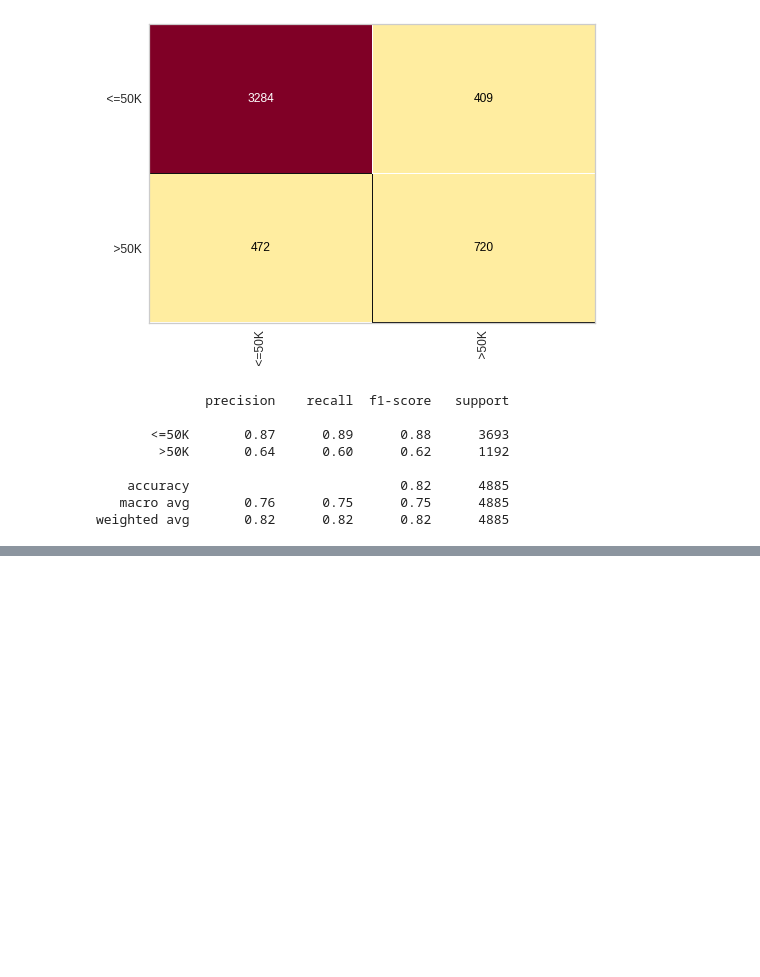
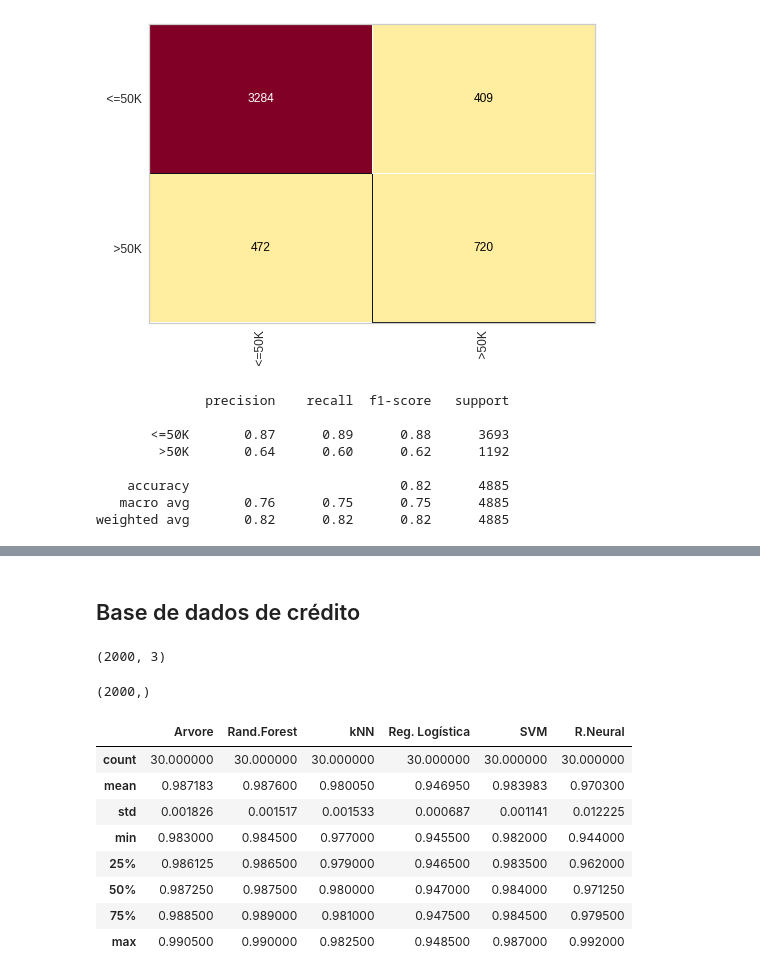
Before and after one commit to luhenr/processamentoDados-ML, a Jupyter notebook: DSML.ipynb, the cells around one changed output, grey strips where cells are left out. Cells and saved outputs as stored; diff of their text form; code cells hidden in the pictures; blank space fills up the shorter version.

```diff
--- a/DSML.ipynb
+++ b/DSML.ipynb
@@ -1503,0 +1575,2 @@ weighted avg       0.82      0.82      0.82      4885
+# %% [markdown]
+## Base de dados de crédito
@@ -1503,0 +1581,10 @@ weighted avg       0.82      0.82      0.82      4885
+# %%
+x_credit = np.concatenate((x_credit_treinamento, x_credit_teste), axis = 0)
+x_credit.shape
+# %% [output]
+(2000, 3)
+# %%
+y_credit = np.concatenate((y_credit_treinamento, y_credit_teste), axis = 0)
+y_credit.shape
+# %% [output]
+(2000,)
@@ -1503,0 +1624,14 @@ weighted avg       0.82      0.82      0.82      4885
+# %%
+resultados_credito = pd.DataFrame({'Arvore': resultados_arvore, 'Rand.Forest': resultados_random_forest, 'kNN': resultados_knn,
+                                   'Reg. Logística': resultados_regressao_logistica, 'SVM': resultados_svm, 'R.Neural': resultados_rede_neural})
+resultados_credito.describe()
+# %% [output]
+|  | Arvore | Rand.Forest | kNN | Reg. Logística | SVM | R.Neural |
+| count | 30.000000 | 30.000000 | 30.000000 | 30.000000 | 30.000000 | 30.000000 |
+| mean | 0.987183 | 0.987600 | 0.980050 | 0.946950 | 0.983983 | 0.970300 |
+| std | 0.001826 | 0.001517 | 0.001533 | 0.000687 | 0.001141 | 0.012225 |
+| min | 0.983000 | 0.984500 | 0.977000 | 0.945500 | 0.982000 | 0.944000 |
+| 25% | 0.986125 | 0.986500 | 0.979000 | 0.946500 | 0.983500 | 0.962000 |
+| 50% | 0.987250 | 0.987500 | 0.980000 | 0.947000 | 0.984000 | 0.971250 |
+| 75% | 0.988500 | 0.989000 | 0.981000 | 0.947500 | 0.984500 | 0.979500 |
+| max | 0.990500 | 0.990000 | 0.982500 | 0.948500 | 0.987000 | 0.992000 |
```
Also changed, not shown: parts of 103 cells of this notebook.
